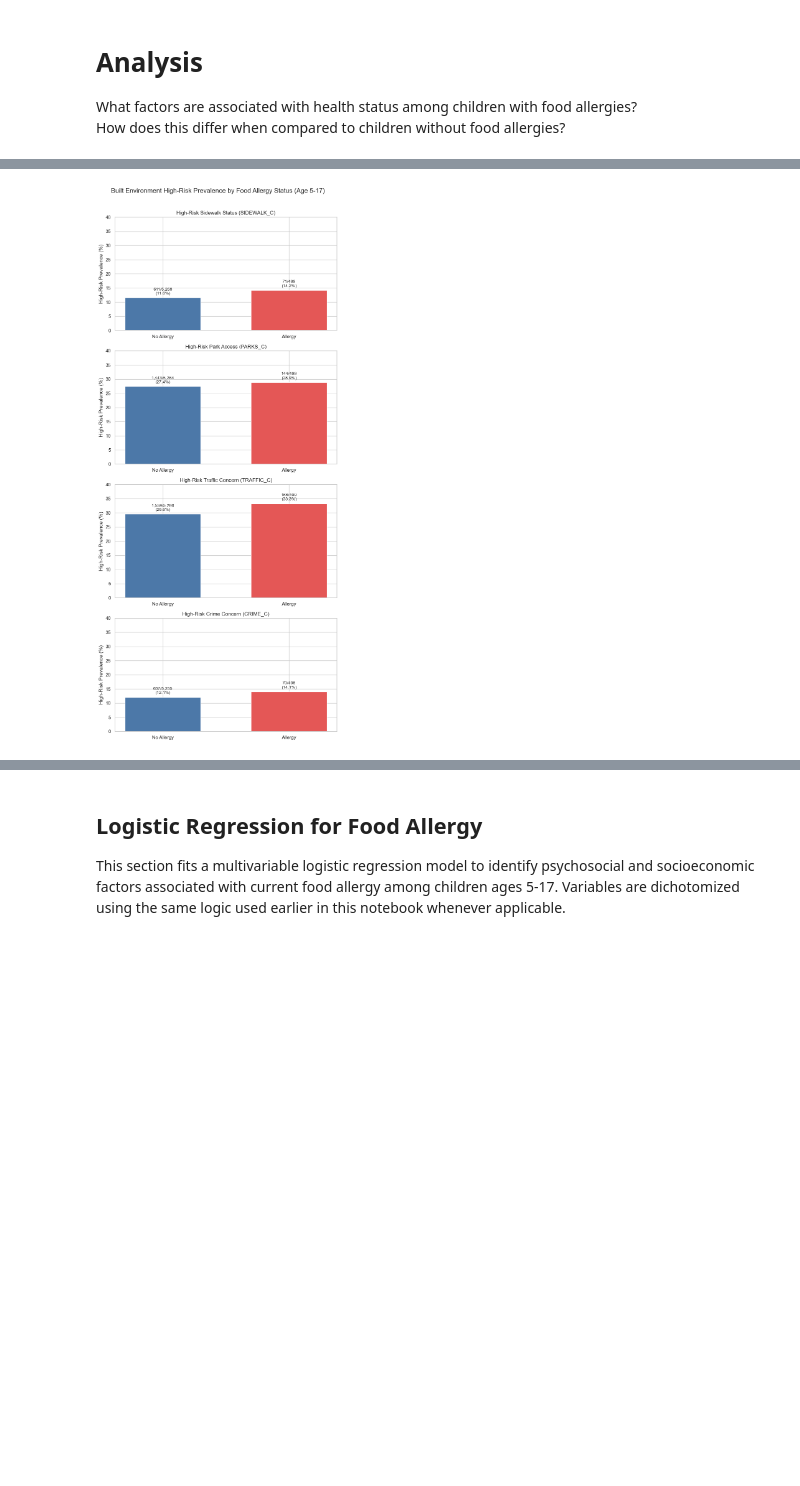
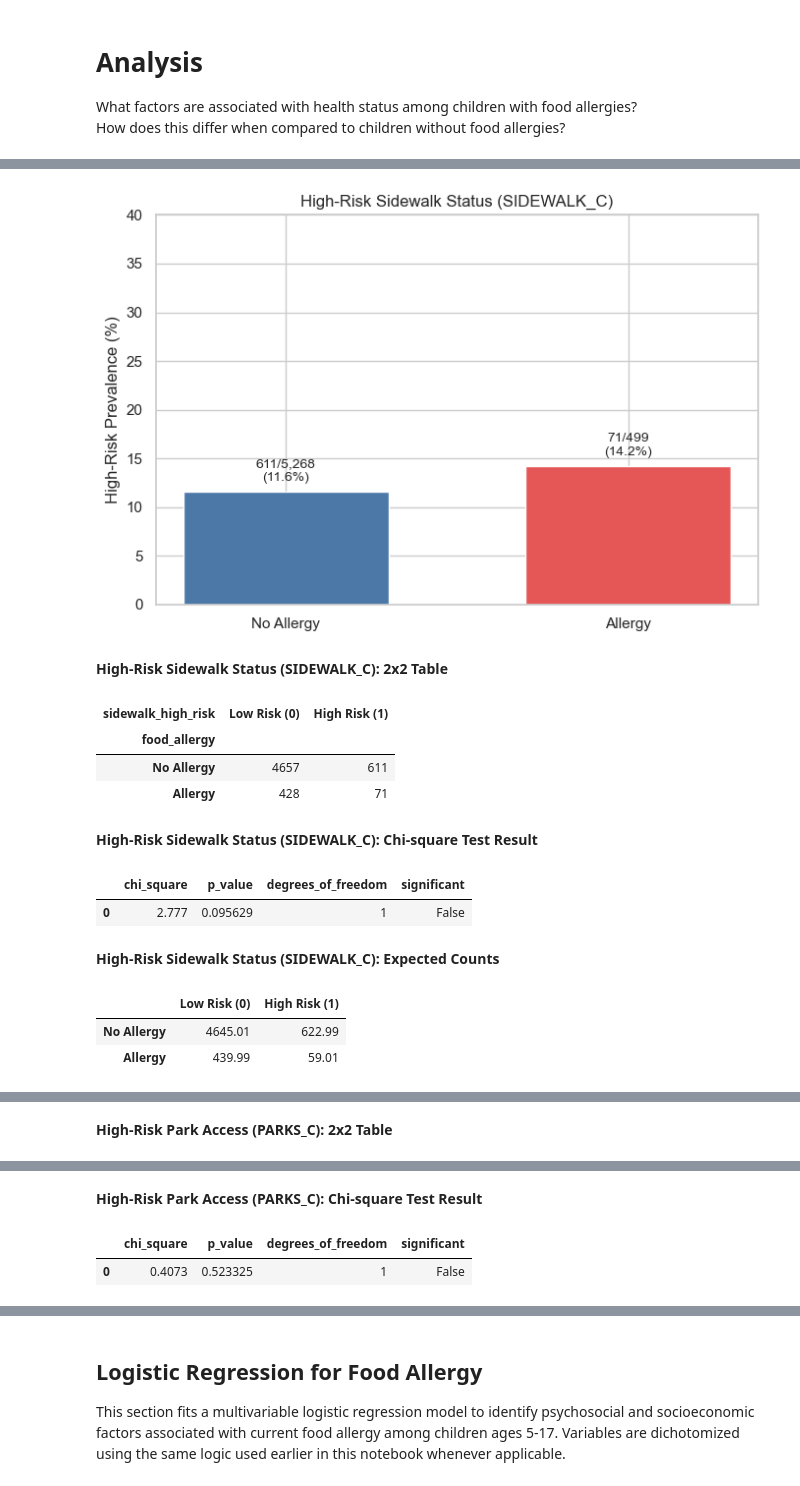
Before and after one commit to woochul152/Integrating_Populaiton_Health_Informatics, a Jupyter notebook: Child_Food_Allergy.ipynb, the cells around one changed output, grey strips where cells are left out. Drawn from its saved outputs; the diff is of its cells as text; code cells hidden in the pictures; blank space fills up the shorter version.

```diff
--- a/Child_Food_Allergy.ipynb
+++ b/Child_Food_Allergy.ipynb
@@ -931,4 +1154,7 @@ plt.show()
 # %%
+from scipy.stats import chi2_contingency
+from IPython.display import display, Markdown
+
 # -----------------------------
 # 1) Filter: age 5-17 + keep both allergy groups
 # -----------------------------
@@ -960,7 +1186,7 @@ df["traffic_high_risk"] = np.where(traffic == 1, 1, np.where(traffic == 2, 0, np
 df["crime_high_risk"] = np.where(crime == 1, 1, np.where(crime == 2, 0, np.nan))
 
 # -----------------------------
-# 3) 4x1 subplot (one plot per row)
+# 3) Plot each variable separately
 # -----------------------------
 sns.set_theme(style="whitegrid")
 
@@ -971,44 +1197,87 @@ plot_specs = [
     ("crime_high_risk", "High-Risk Crime Concern (CRIME_C)"),
 ]
 
-fig, axes = plt.subplots(4, 1, figsize=(8, 18), sharey=True)
-
-for ax, (col, title) in zip(axes, plot_specs):
+for col, title in plot_specs:
     sub = df.dropna(subset=["food_allergy", col]).copy()
     sub["food_allergy"] = sub["food_allergy"].astype(int)
     sub[col] = sub[col].astype(int)
 
     totals = sub.groupby("food_allergy")[col].size().reindex([0, 1], fill_value=0)
     high_counts = sub.groupby("food_allergy")[col].sum().reindex([0, 1], fill_value=0)
     pcts = (high_counts / totals.replace(0, np.nan) * 100).fillna(0)
 
-    bars = ax.bar(
-        [0, 1],
+    plt.figure(figsize=(7, 4.8))
+    bars = plt.bar(
+        ["No Allergy", "Allergy"],
         [pcts.loc[0], pcts.loc[1]],
         color=["#4C78A8", "#E45756"],
         width=0.6
     )
 
     for i, grp in enumerate([0, 1]):
         cnt = int(high_counts.loc[grp])
         tot = int(totals.loc[grp])
         pct = float(pcts.loc[grp])
-        ax.text(
+        plt.text(
             bars[i].get_x() + bars[i].get_width() / 2,
             bars[i].get_height() + 0.8,
             f"{cnt:,}/{tot:,}\n({pct:.1f}%)",
             ha="center",
             va="bottom",
             fontsize=10
         )
 
-    ax.set_title(title)
-    ax.set_xticks([0, 1], ["No Allergy", "Allergy"])
-    ax.set_ylim(0, 40)
-    ax.set_ylabel("High-Risk Prevalence (%)")
+    plt.title(title)
+    plt.ylabel("High-Risk Prevalence (%)")
+    plt.ylim(0, 40)
+    plt.tight_layout()
+    plt.show()
 
-fig.suptitle("Built Environment High-Risk Prevalence by Food Allergy Status (Age 5-17)", fontsize=15, y=0.995)
-plt.tight_layout(rect=[0, 0, 1, 0.985])
-plt.show()
+    # -----------------------------
+    # 4) 2x2 table + chi-square result for each variable
+    # -----------------------------
+    ct = pd.crosstab(sub["food_allergy"], sub[col]).reindex(
+        index=[0, 1], columns=[0, 1], fill_value=0
+    )
+    ct_show = ct.rename(
+        index={0: "No Allergy", 1: "Allergy"},
+        columns={0: "Low Risk (0)", 1: "High Risk (1)"}
+    )
+
+    chi2, p_value, dof, expected = chi2_contingency(ct)
+
+    chi_result = pd.DataFrame({
+        "chi_square": [round(chi2, 4)],
+        "p_value": [round(p_value, 6)],
+        "degrees_of_freedom": [dof],
+        "significant": [p_value < 0.05]
+    })
+
+    display(Markdown(f"**{title}: 2x2 Table**"))
+    display(ct_show)
+
+    display(Markdown(f"**{title}: Chi-square Test Result**"))
+    display(chi_result)
+
+    expected_df = pd.DataFrame(
+        expected,
+        index=["No Allergy", "Allergy"],
+        columns=["Low Risk (0)", "High Risk (1)"]
+    )
+
+    display(Markdown(f"**{title}: Expected Counts**"))
+    display(expected_df.round(2))
 # %% [output]
-[figure, old version]
+[figure, new version]
+**High-Risk Sidewalk Status (SIDEWALK_C): 2x2 Table**
+| sidewalk_high_risk | Low Risk (0) | High Risk (1) |
+| food_allergy |  |  |
+| No Allergy | 4657 | 611 |
+| Allergy | 428 | 71 |
+**High-Risk Sidewalk Status (SIDEWALK_C): Chi-square Test Result**
+|  | chi_square | p_value | degrees_of_freedom | significant |
+| 0 | 2.777 | 0.095629 | 1 | False |
+**High-Risk Sidewalk Status (SIDEWALK_C): Expected Counts**
+|  | Low Risk (0) | High Risk (1) |
+| No Allergy | 4645.01 | 622.99 |
+| Allergy | 439.99 | 59.01 |
@@ -1014,0 +1285 @@ plt.show()
+**High-Risk Park Access (PARKS_C): 2x2 Table**
@@ -1014,0 +1290,3 @@ plt.show()
+**High-Risk Park Access (PARKS_C): Chi-square Test Result**
+|  | chi_square | p_value | degrees_of_freedom | significant |
+| 0 | 0.4073 | 0.523325 | 1 | False |
```
Also changed, not shown: parts of 17 cells of this notebook.
